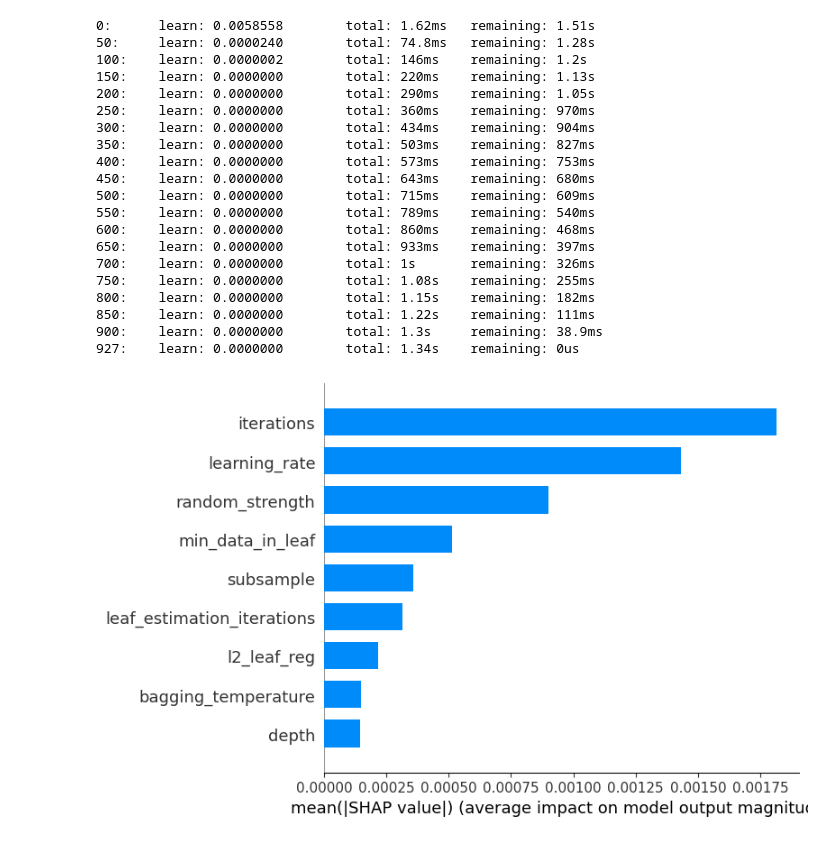
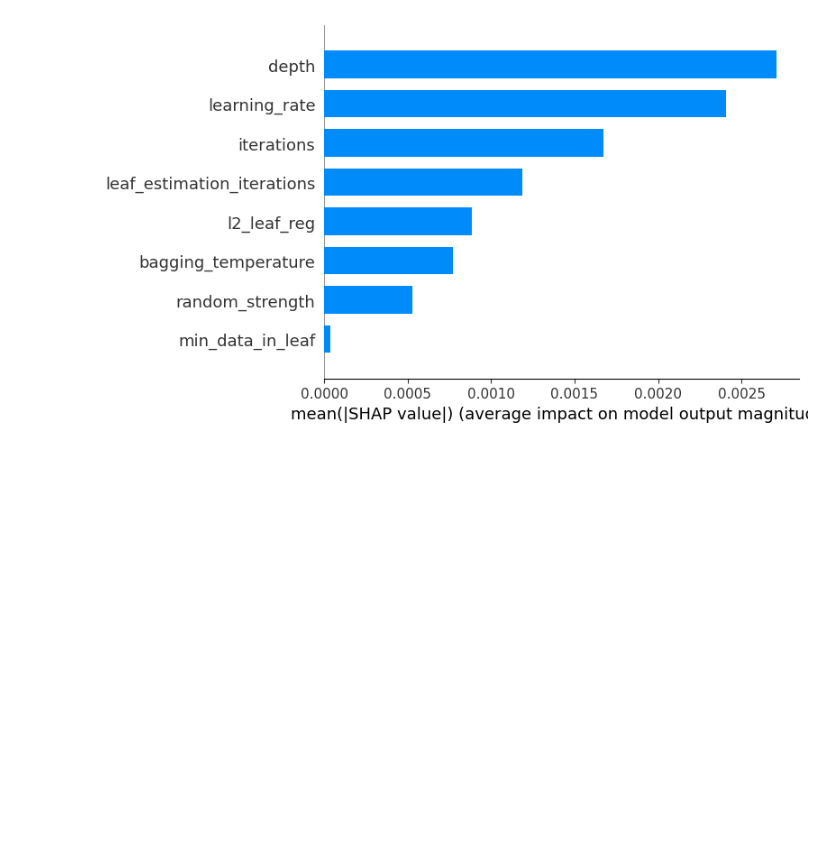
Before and after one commit to SerjWeesp/sp500, a Jupyter notebook: sp500_prediction.ipynb, the cells around one changed output. Saved outputs shown, nothing was run; the diff lists cells and outputs as text; code cells hidden in the pictures; blank space fills up the shorter version.

Commit message:
Added feature selection to prediction modula and updated merge to read alternative data source

```diff
--- a/sp500_prediction.ipynb
+++ b/sp500_prediction.ipynb
@@ -68,3 +52,4 @@ Name: count, dtype: int64
 # %%
 split_date = '2024-01-01'
-train_df, test_df = df.loc[df['Date'] < split_date], df.loc[df['Date'] >= split_date]
+train_df, test_df = df.loc[df['Date'] <
+                           split_date], df.loc[df['Date'] >= split_date]
@@ -90,2 +64,0 @@ model = CatBoostRegressor(
-# %%
-model.fit(X_train, y_train, cat_features=cat_features, eval_set=(X_test, y_test))
@@ -111,4 +88,7 @@ Shrink model to first 523 iterations.
 # %%
+model.fit(X_train, y_train, cat_features=cat_features,
+          eval_set=(X_test, y_test), verbose=False)
+
 # Retrieve feature importances
 importances = model.get_feature_importance()
 
@@ -147 +139,4 @@ print(importance_df.head(30))
+# %%
+selected = ['Ticker', 'Date', 'MACD_Signal', 'Quarter', 'RSI_14', 'GICS Sector', 'GICS Sub-Industry',
+            'ClosePrice_pct_diff_1', 'MACD_Signal_pct_diff_1', 'MaxPrice_pct_diff_1', 'MinPrice_pct_diff_1', 'RSI_14_pct_diff_1']
 # %%
@@ -248,44 +218,41 @@ plt.show()
 # %%
 results = opt.cv_results_
 params = results['params']
-mean_test_scores = -results['mean_test_score']  # Mean test scores are negative due to the scoring used
+# Mean test scores are negative due to the scoring used
+mean_test_scores = -results['mean_test_score']
 
 # Create a DataFrame for analysis
 hyperparams_df = pd.DataFrame(params)
 hyperparams_df['mean_test_score'] = mean_test_scores
 
+# If any hyperparameters are strings (e.g. loss_function), encode them
+for col in hyperparams_df.drop('mean_test_score', axis=1).select_dtypes(include='object').columns:
+    hyperparams_df[col] = hyperparams_df[col].astype('category').cat.codes
+
+# Rebuild a fresh CatBoostRegressor with the best hyperparameters from search
+best_params = opt.best_params_
+
 # Fit a simple model to explain the hyperparameter importance
-hyperparam_model = copy.deepcopy(opt.best_estimator_)
-hyperparam_model.fit(hyperparams_df.drop('mean_test_score', axis=1), hyperparams_df['mean_test_score'])
+hyperparam_model = CatBoostRegressor(**best_params, verbose=0)
+
+hyperparam_model.fit(
+    hyperparams_df.drop('mean_test_score', axis=1),
+    hyperparams_df['mean_test_score']
+)
+
+hyperparam_model.fit(hyperparams_df.drop(
+    'mean_test_score', axis=1), hyperparams_df['mean_test_score'])
+
 
 # Create a SHAP explainer
 explainer = shap.Explainer(hyperparam_model)
 shap_values = explainer(hyperparams_df.drop('mean_test_score', axis=1))
 
 # Plot feature importance based on SHAP values
-shap.summary_plot(shap_values, hyperparams_df.drop('mean_test_score', axis=1), plot_type="bar")
+shap.summary_plot(shap_values, hyperparams_df.drop(
+    'mean_test_score', axis=1), plot_type="bar")
 # %% [output]
-0:      learn: 0.0058558        total: 1.62ms   remaining: 1.51s
-50:     learn: 0.0000240        total: 74.8ms   remaining: 1.28s
-100:    learn: 0.0000002        total: 146ms    remaining: 1.2s
-150:    learn: 0.0000000        total: 220ms    remaining: 1.13s
-200:    learn: 0.0000000        total: 290ms    remaining: 1.05s
-250:    learn: 0.0000000        total: 360ms    remaining: 970ms
-300:    learn: 0.0000000        total: 434ms    remaining: 904ms
-350:    learn: 0.0000000        total: 503ms    remaining: 827ms
-400:    learn: 0.0000000        total: 573ms    remaining: 753ms
-450:    learn: 0.0000000        total: 643ms    remaining: 680ms
-500:    learn: 0.0000000        total: 715ms    remaining: 609ms
-550:    learn: 0.0000000        total: 789ms    remaining: 540ms
-600:    learn: 0.0000000        total: 860ms    remaining: 468ms
-650:    learn: 0.0000000        total: 933ms    remaining: 397ms
-700:    learn: 0.0000000        total: 1s       remaining: 326ms
-750:    learn: 0.0000000        total: 1.08s    remaining: 255ms
-800:    learn: 0.0000000        total: 1.15s    remaining: 182ms
-850:    learn: 0.0000000        total: 1.22s    remaining: 111ms
-900:    learn: 0.0000000        total: 1.3s     remaining: 38.9ms
-927:    learn: 0.0000000        total: 1.34s    remaining: 0us
-[figure, old version]
+[figure, new version]
 # %%
 # Create a pivot table for the heatmap
 pivot_table = pd.DataFrame(results).pivot_table(
```
Also changed, not shown: parts of 29 cells of this notebook, 1 other file.
